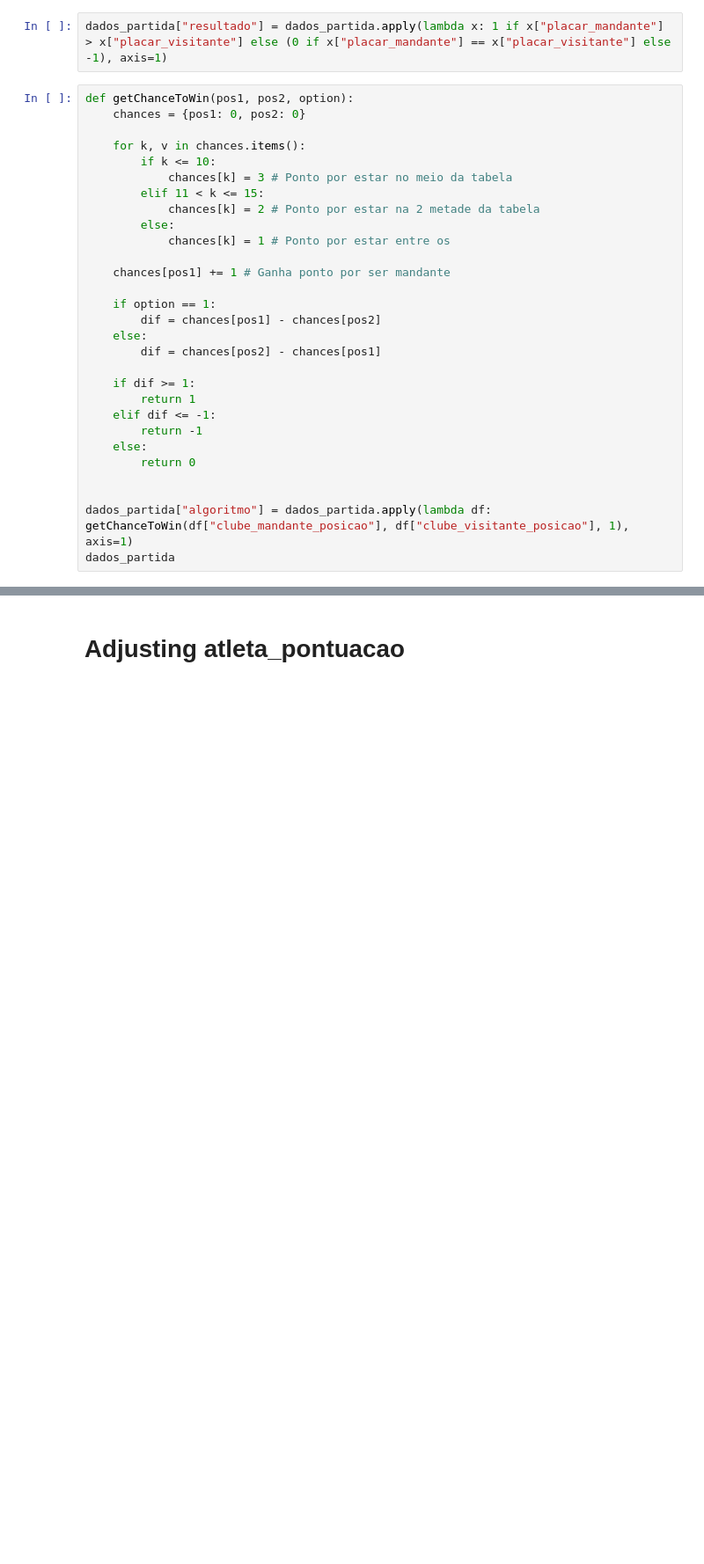
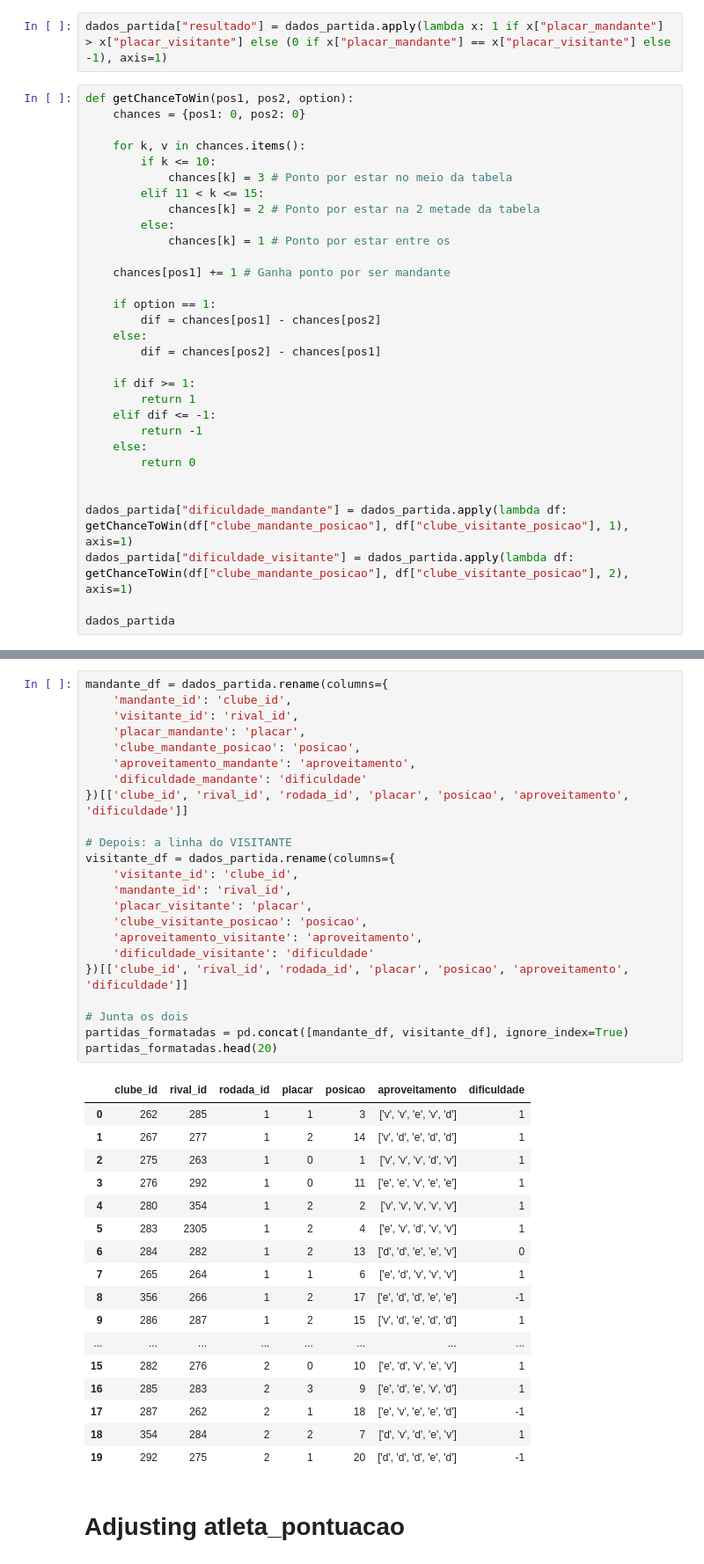
Before and after one commit to josefcaique/cartola, a Jupyter notebook: main.ipynb, the cells around one changed output, grey strips where cells are left out. Shown: that part at 88% size. Saved outputs shown, nothing was run; the diff lists cells and outputs as text; blank space fills up the shorter version.

```diff
--- a/main.ipynb
+++ b/main.ipynb
@@ -173,7 +173,9 @@ def getChanceToWin(pos1, pos2, option):
         return 0
 
 
-dados_partida["algoritmo"] = dados_partida.apply(lambda df: getChanceToWin(df["clube_mandante_posicao"], df["clube_visitante_posicao"], 1), axis=1)
+dados_partida["dificuldade_mandante"] = dados_partida.apply(lambda df: getChanceToWin(df["clube_mandante_posicao"], df["clube_visitante_posicao"], 1), axis=1)
+dados_partida["dificuldade_visitante"] = dados_partida.apply(lambda df: getChanceToWin(df["clube_mandante_posicao"], df["clube_visitante_posicao"], 2), axis=1)
+
 dados_partida
 # %% [output]
 |  | id | mandante_id | visitante_id | rodada_id | placar_mandante | placar_visitante | ... |
@@ -216,3 +194,44 @@ dados_partida
+# %%
+mandante_df = dados_partida.rename(columns={
+    'mandante_id': 'clube_id',
+    'visitante_id': 'rival_id',
+    'placar_mandante': 'placar',
+    'clube_mandante_posicao': 'posicao',
+    'aproveitamento_mandante': 'aproveitamento',
+    'dificuldade_mandante': 'dificuldade'
+})[['clube_id', 'rival_id', 'rodada_id', 'placar', 'posicao', 'aproveitamento', 'dificuldade']]
+
+# Depois: a linha do VISITANTE
+visitante_df = dados_partida.rename(columns={
+    'visitante_id': 'clube_id',
+    'mandante_id': 'rival_id',
+    'placar_visitante': 'placar',
+    'clube_visitante_posicao': 'posicao',
+    'aproveitamento_visitante': 'aproveitamento',
+    'dificuldade_visitante': 'dificuldade'
+})[['clube_id', 'rival_id', 'rodada_id', 'placar', 'posicao', 'aproveitamento', 'dificuldade']]
+
+# Junta os dois
+partidas_formatadas = pd.concat([mandante_df, visitante_df], ignore_index=True)
+partidas_formatadas.head(20)
+# %% [output]
+|  | clube_id | rival_id | rodada_id | placar | posicao | aproveitamento | dificuldade |
+| 0 | 262 | 285 | 1 | 1 | 3 | ['v', 'v', 'e', 'v', 'd'] | 1 |
+| 1 | 267 | 277 | 1 | 2 | 14 | ['v', 'd', 'e', 'd', 'd'] | 1 |
+| 2 | 275 | 263 | 1 | 0 | 1 | ['v', 'v', 'v', 'd', 'v'] | 1 |
+| 3 | 276 | 292 | 1 | 0 | 11 | ['e', 'e', 'v', 'e', 'e'] | 1 |
+| 4 | 280 | 354 | 1 | 2 | 2 | ['v', 'v', 'v', 'v', 'v'] | 1 |
+| 5 | 283 | 2305 | 1 | 2 | 4 | ['e', 'v', 'd', 'v', 'v'] | 1 |
+| 6 | 284 | 282 | 1 | 2 | 13 | ['d', 'd', 'e', 'e', 'v'] | 0 |
+| 7 | 265 | 264 | 1 | 1 | 6 | ['e', 'd', 'v', 'v', 'v'] | 1 |
+| 8 | 356 | 266 | 1 | 2 | 17 | ['e', 'd', 'd', 'e', 'e'] | -1 |
+| 9 | 286 | 287 | 1 | 2 | 15 | ['v', 'd', 'e', 'd', 'd'] | 1 |
+| ... | ... | ... | ... | ... | ... | ... | ... |
+| 15 | 282 | 276 | 2 | 0 | 10 | ['e', 'd', 'v', 'e', 'v'] | 1 |
+| 16 | 285 | 283 | 2 | 3 | 9 | ['e', 'd', 'e', 'v', 'd'] | 1 |
+| 17 | 287 | 262 | 2 | 1 | 18 | ['e', 'v', 'e', 'e', 'd'] | -1 |
+| 18 | 354 | 284 | 2 | 2 | 7 | ['d', 'v', 'd', 'e', 'v'] | 1 |
+| 19 | 292 | 275 | 2 | 1 | 20 | ['d', 'd', 'd', 'e', 'd'] | -1 |
 # %% [markdown]
 # Adjusting atleta_pontuacao
 # %%
```
Also changed, not shown: parts of 14 cells of this notebook.
